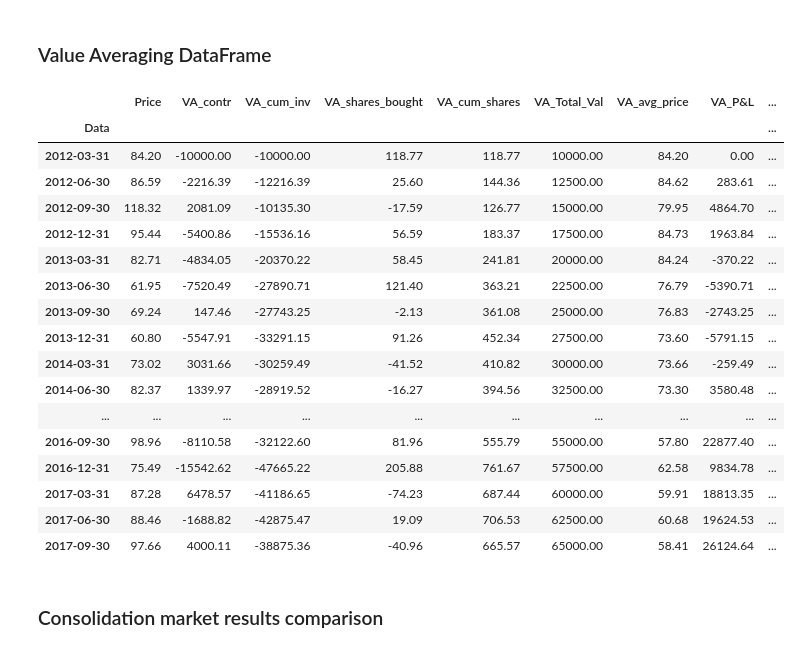
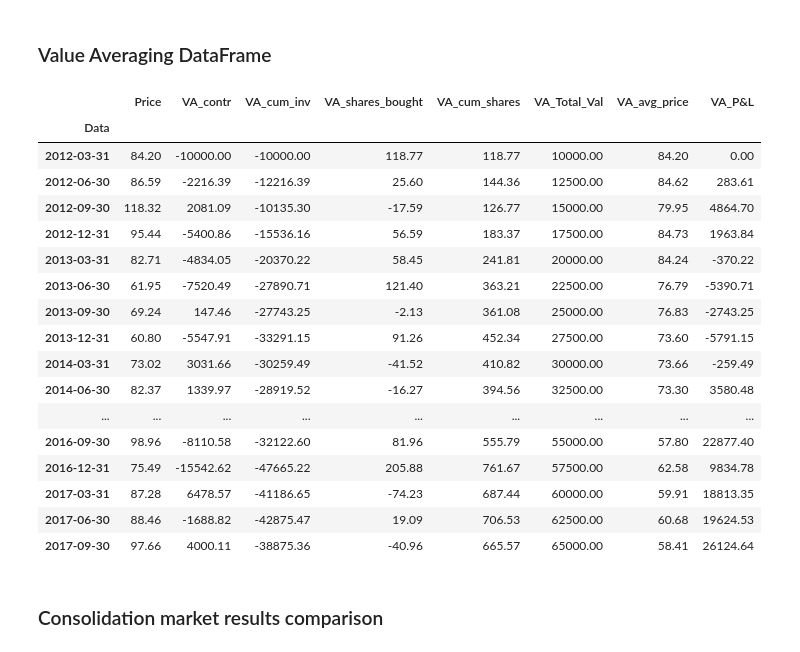
Before and after one commit to BuzuGit/Dollar-Cost-Averaging-vs-Value-Averaging-Analysis, a Jupyter notebook: Value Averaging Analysis.ipynb, the cells around one changed output. Drawn from its saved outputs; the diff is of its cells as text; code cells hidden in the pictures.

```diff
--- a/Value Averaging Analysis.ipynb
+++ b/Value Averaging Analysis.ipynb
@@ -94,7 +92,6 @@ def va_df_creator(df, **quess_val):
     for date, val in zip(dates, values):
         feed.append((date, val))
     va_xirr = financial.xirr(tuple(feed), guess=quess_val.get('guess_val',0.1))
-    va_df['VA_xirr'] = va_xirr
     va_df = va_df[['Price', 'VA_contr', 'VA_cum_inv', 'VA_shares_bought','VA_cum_shares',
-                   'VA_Total_Val', 'VA_avg_price', 'VA_P&L', 'VA_xirr']]
-    return va_df
+                   'VA_Total_Val', 'VA_avg_price', 'VA_P&L']]
+    return va_df, va_xirr
@@ -294,26 +334,26 @@ consol_dca
 # %% [markdown]
 ### Value Averaging DataFrame
 # %%
-consol_va = va_df_creator(consol_df, guess_val=-0.5)
+consol_va, consol_va_xirr = va_df_creator(consol_df, guess_val=-0.5)
 consol_va
 # %% [output]
-|  | Price | VA_contr | VA_cum_inv | VA_shares_bought | VA_cum_shares | VA_Total_Val | VA_avg_price | VA_P&L | ... |
-| Data |  |  |  |  |  |  |  |  | ... |
-| 2012-03-31 | 84.20 | -10000.00 | -10000.00 | 118.77 | 118.77 | 10000.00 | 84.20 | 0.00 | ... |
-| 2012-06-30 | 86.59 | -2216.39 | -12216.39 | 25.60 | 144.36 | 12500.00 | 84.62 | 283.61 | ... |
-| 2012-09-30 | 118.32 | 2081.09 | -10135.30 | -17.59 | 126.77 | 15000.00 | 79.95 | 4864.70 | ... |
-| 2012-12-31 | 95.44 | -5400.86 | -15536.16 | 56.59 | 183.37 | 17500.00 | 84.73 | 1963.84 | ... |
-| 2013-03-31 | 82.71 | -4834.05 | -20370.22 | 58.45 | 241.81 | 20000.00 | 84.24 | -370.22 | ... |
-| 2013-06-30 | 61.95 | -7520.49 | -27890.71 | 121.40 | 363.21 | 22500.00 | 76.79 | -5390.71 | ... |
-| 2013-09-30 | 69.24 | 147.46 | -27743.25 | -2.13 | 361.08 | 25000.00 | 76.83 | -2743.25 | ... |
-| 2013-12-31 | 60.80 | -5547.91 | -33291.15 | 91.26 | 452.34 | 27500.00 | 73.60 | -5791.15 | ... |
-| 2014-03-31 | 73.02 | 3031.66 | -30259.49 | -41.52 | 410.82 | 30000.00 | 73.66 | -259.49 | ... |
-| 2014-06-30 | 82.37 | 1339.97 | -28919.52 | -16.27 | 394.56 | 32500.00 | 73.30 | 3580.48 | ... |
-| ... | ... | ... | ... | ... | ... | ... | ... | ... | ... |
-| 2016-09-30 | 98.96 | -8110.58 | -32122.60 | 81.96 | 555.79 | 55000.00 | 57.80 | 22877.40 | ... |
-| 2016-12-31 | 75.49 | -15542.62 | -47665.22 | 205.88 | 761.67 | 57500.00 | 62.58 | 9834.78 | ... |
-| 2017-03-31 | 87.28 | 6478.57 | -41186.65 | -74.23 | 687.44 | 60000.00 | 59.91 | 18813.35 | ... |
-| 2017-06-30 | 88.46 | -1688.82 | -42875.47 | 19.09 | 706.53 | 62500.00 | 60.68 | 19624.53 | ... |
-| 2017-09-30 | 97.66 | 4000.11 | -38875.36 | -40.96 | 665.57 | 65000.00 | 58.41 | 26124.64 | ... |
+|  | Price | VA_contr | VA_cum_inv | VA_shares_bought | VA_cum_shares | VA_Total_Val | VA_avg_price | VA_P&L |
+| Data |  |  |  |  |  |  |  |  |
+| 2012-03-31 | 84.20 | -10000.00 | -10000.00 | 118.77 | 118.77 | 10000.00 | 84.20 | 0.00 |
+| 2012-06-30 | 86.59 | -2216.39 | -12216.39 | 25.60 | 144.36 | 12500.00 | 84.62 | 283.61 |
+| 2012-09-30 | 118.32 | 2081.09 | -10135.30 | -17.59 | 126.77 | 15000.00 | 79.95 | 4864.70 |
+| 2012-12-31 | 95.44 | -5400.86 | -15536.16 | 56.59 | 183.37 | 17500.00 | 84.73 | 1963.84 |
+| 2013-03-31 | 82.71 | -4834.05 | -20370.22 | 58.45 | 241.81 | 20000.00 | 84.24 | -370.22 |
+| 2013-06-30 | 61.95 | -7520.49 | -27890.71 | 121.40 | 363.21 | 22500.00 | 76.79 | -5390.71 |
+| 2013-09-30 | 69.24 | 147.46 | -27743.25 | -2.13 | 361.08 | 25000.00 | 76.83 | -2743.25 |
+| 2013-12-31 | 60.80 | -5547.91 | -33291.15 | 91.26 | 452.34 | 27500.00 | 73.60 | -5791.15 |
+| 2014-03-31 | 73.02 | 3031.66 | -30259.49 | -41.52 | 410.82 | 30000.00 | 73.66 | -259.49 |
+| 2014-06-30 | 82.37 | 1339.97 | -28919.52 | -16.27 | 394.56 | 32500.00 | 73.30 | 3580.48 |
+| ... | ... | ... | ... | ... | ... | ... | ... | ... |
+| 2016-09-30 | 98.96 | -8110.58 | -32122.60 | 81.96 | 555.79 | 55000.00 | 57.80 | 22877.40 |
+| 2016-12-31 | 75.49 | -15542.62 | -47665.22 | 205.88 | 761.67 | 57500.00 | 62.58 | 9834.78 |
+| 2017-03-31 | 87.28 | 6478.57 | -41186.65 | -74.23 | 687.44 | 60000.00 | 59.91 | 18813.35 |
+| 2017-06-30 | 88.46 | -1688.82 | -42875.47 | 19.09 | 706.53 | 62500.00 | 60.68 | 19624.53 |
+| 2017-09-30 | 97.66 | 4000.11 | -38875.36 | -40.96 | 665.57 | 65000.00 | 58.41 | 26124.64 |
 # %% [markdown]
 ### Consolidation market results comparison
```
Also changed, not shown: parts of 15 cells of this notebook.
